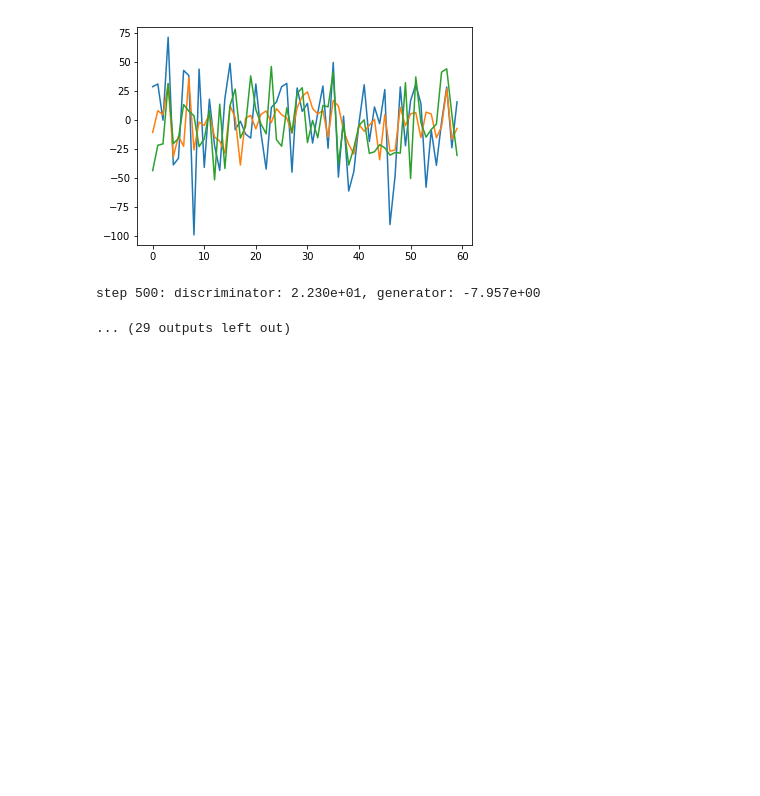
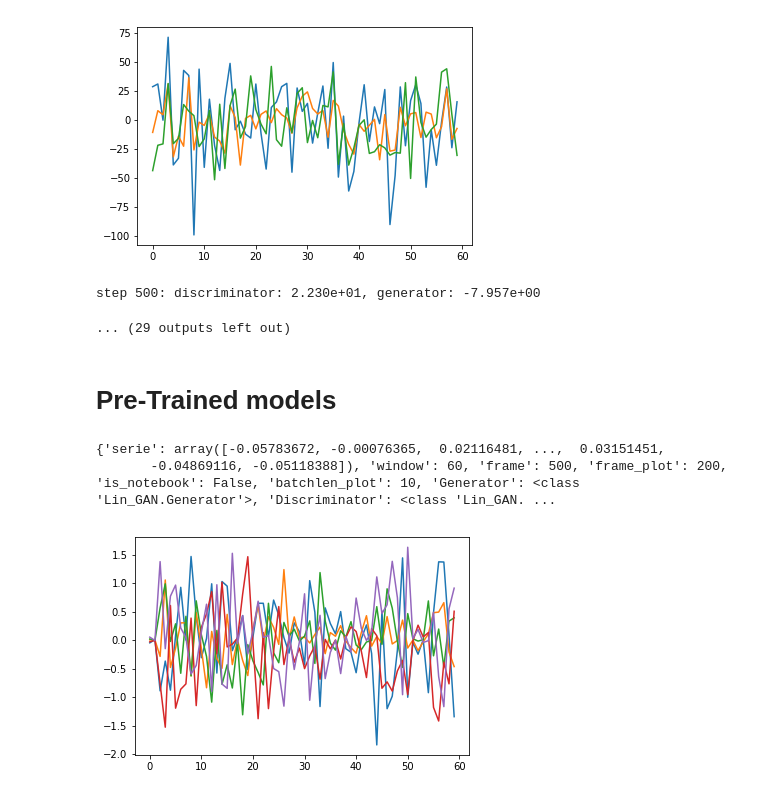
Before and after one commit to DBaudry/Generating_Financial_Time_Series_with_GAN, a Jupyter notebook: Test.ipynb, the cells around one changed output. Saved outputs shown, nothing was run; the diff lists cells and outputs as text; code cells hidden in the pictures; blank space fills up the shorter version.

```diff
--- a/Test.ipynb
+++ b/Test.ipynb
@@ -91,3 +91,18 @@ step 400: discriminator: 2.356e+01, generator: -4.273e+00
 [figure]
 step 500: discriminator: 2.230e+01, generator: -7.957e+00
 ... (29 outputs left out)
+# %% [markdown]
+# Pre-Trained models
+# %%
+from Lin_GAN import *
+from Lin_GAN import Generator as LG
+from Lin_GAN import Discriminator as LD
+name = 'Lin_G_581130543'
+G, D, param_name = utils.load_models(name, LG, LD)
+print(param_name)
+plt.plot(G.generate(5).detach().numpy().T)
+plt.show()
+# %% [output]
+{'serie': array([-0.05783672, -0.00076365,  0.02116481, ...,  0.03151451,
+       -0.04869116, -0.05118388]), 'window': 60, 'frame': 500, 'frame_plot': 200, 'is_notebook': False, 'batchlen_plot': 10, 'Generator': <class 'Lin_GAN.Generator'>, 'Discriminator': <class 'Lin_GAN. ...
+[figure, added]
```
Also changed, not shown: parts of 11 cells of this notebook, 1 other file.
